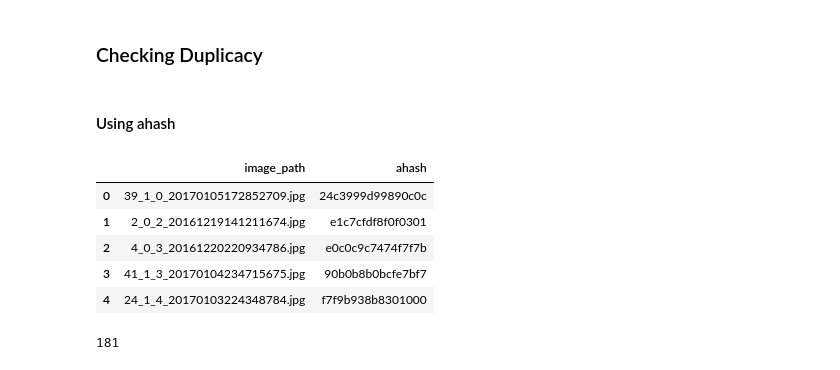
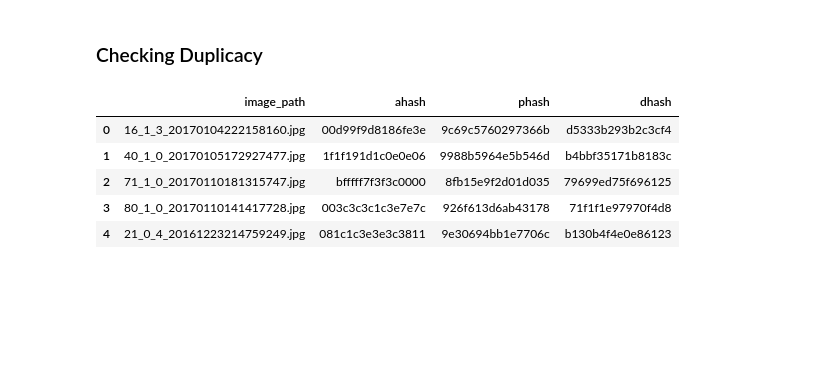
Before and after one commit to shindevaish/age_gender_classifier_cnn, a Jupyter notebook: data_cleaning.ipynb, the cells around one changed output. Cells and saved outputs as stored; diff of their text form; code cells hidden in the pictures; blank space fills up the shorter version.

```diff
--- a/data_cleaning.ipynb
+++ b/data_cleaning.ipynb
@@ -60,40 +60,41 @@ from PIL import Image
 import pandas as pd
 from tqdm import tqdm
 import imagehash
-# %% [markdown]
-#### Using ahash
 # %%
-def compute_ahash(image_path):
+def compute_hash(image_path):
     try:
         img = Image.open(image_path).convert('RGB')
         ahash = imagehash.average_hash(img) # capture the overall brightness pattern
-        return str(ahash) # binary to hex converted
+        phash = imagehash.phash(img) # capture the perceptual features
+        dhash = imagehash.dhash(img) # capture changes between adjacent pixels
+        return str(ahash), str(phash), str(dhash) # binary to hex converted
     except Exception as e:
         print(f"Error processing {image_path}: {e}")
-        return None
+        return None, None, None
 # %%
-ahash_data = []
+hash_data = []
 for image in dataset:
     image_path = os.path.join(dir, image)
-    ahash = compute_ahash(image_path)
-    ahash_data.append({
+    ahash, phash, dhash = compute_hash(image_path)
+    hash_data.append({
         'image_path' : image,
-        'ahash' : ahash
+        'ahash' : ahash,
+        'phash' : phash,
+        'dhash' : dhash
     })
 
-ahash_df = pd.DataFrame(ahash_data)
-ahash_df.head()
+hash_df = pd.DataFrame(hash_data)
+hash_df.head()
 # %% [output]
-|  | image_path | ahash |
-| 0 | 39_1_0_20170105172852709.jpg | 24c3999d99890c0c |
-| 1 | 2_0_2_20161219141211674.jpg | e1c7cfdf8f0f0301 |
-| 2 | 4_0_3_20161220220934786.jpg | e0c0c9c7474f7f7b |
-| 3 | 41_1_3_20170104234715675.jpg | 90b0b8b0bcfe7bf7 |
-| 4 | 24_1_4_20170103224348784.jpg | f7f9b938b8301000 |
+|  | image_path | ahash | phash | dhash |
+| 0 | 16_1_3_20170104222158160.jpg | 00d99f9d8186fe3e | 9c69c5760297366b | d5333b293b2c3cf4 |
+| 1 | 40_1_0_20170105172927477.jpg | 1f1f191d1c0e0e06 | 9988b5964e5b546d | b4bbf35171b8183c |
+| 2 | 71_1_0_20170110181315747.jpg | bfffff7f3f3c0000 | 8fb15e9f2d01d035 | 79699ed75f696125 |
+| 3 | 80_1_0_20170110141417728.jpg | 003c3c3c1c3e7e7c | 926f613d6ab43178 | 71f1f1e97970f4d8 |
+| 4 | 21_0_4_20161223214759249.jpg | 081c1c3e3e3c3811 | 9e30694bb1e7706c | b130b4f4e0e86123 |
 # %%
-duplicates = ahash_df[ahash_df.duplicated(['ahash'], keep=False)]
-duplicates = duplicates.groupby('ahash')['image_path'].apply(list).reset_index()
-duplicates = duplicates[duplicates['image_path'].apply(lambda x: len(x) > 1)]
-len(duplicates['image_path'])
+def find_duplicated(hash_df, hash_type):
+    duplicates = hash_df[hash_df.duplicated(subset=[hash_type], keep=False)]
+    groups = duplicates.groupby(hash_type)['image_path'].apply(list).reset_index()
+    groups = groups[groups['image_path'].apply(lambda x: len(x) > 1)]
+    return groups
-# %% [output]
-181
```
Also changed, not shown: parts of 36 cells of this notebook.
